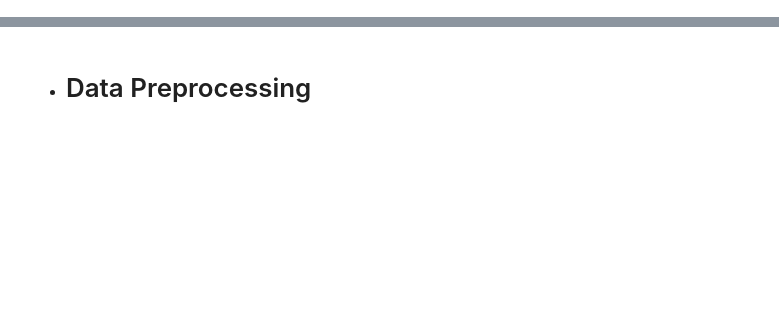
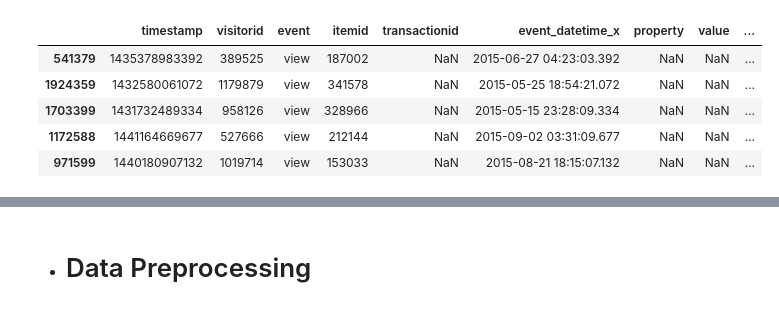
Before and after one commit to shwetak2191/Retailrocket-recommender-system, a Jupyter notebook: retailrocket-recommender-system.ipynb, the cells around one changed output, grey strips where cells are left out. Cells and saved outputs as stored; diff of their text form; code cells hidden in the pictures; blank space fills up the shorter version.

```diff
--- a/retailrocket-recommender-system.ipynb
+++ b/retailrocket-recommender-system.ipynb
@@ -218 +423,16 @@ data.drop('event_datetime_y',axis=1)
+# %%
+np.random.seed(1)
+
+rows_to_keep = np.random.choice(data.index, size=100000, replace=False)
+sample_data = data.loc[rows_to_keep]
+
+# Display the sampled DataFrame
+sample_data.head()
+# %% [output]
+|  | timestamp | visitorid | event | itemid | transactionid | event_datetime_x | property | value | ... |
+| 541379 | 1435378983392 | 389525 | view | 187002 | NaN | 2015-06-27 04:23:03.392 | NaN | NaN | ... |
+| 1924359 | 1432580061072 | 1179879 | view | 341578 | NaN | 2015-05-25 18:54:21.072 | NaN | NaN | ... |
+| 1703399 | 1431732489334 | 958126 | view | 328966 | NaN | 2015-05-15 23:28:09.334 | NaN | NaN | ... |
+| 1172588 | 1441164669677 | 527666 | view | 212144 | NaN | 2015-09-02 03:31:09.677 | NaN | NaN | ... |
+| 971599 | 1440180907132 | 1019714 | view | 153033 | NaN | 2015-08-21 18:15:07.132 | NaN | NaN | ... |
 # %%
```
Also changed, not shown: parts of 49 cells of this notebook.
